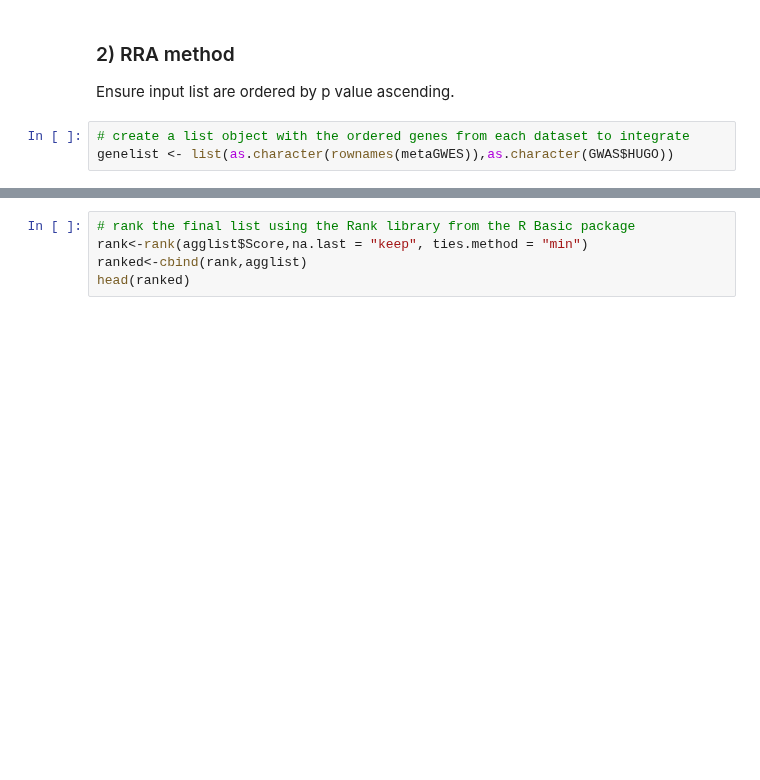
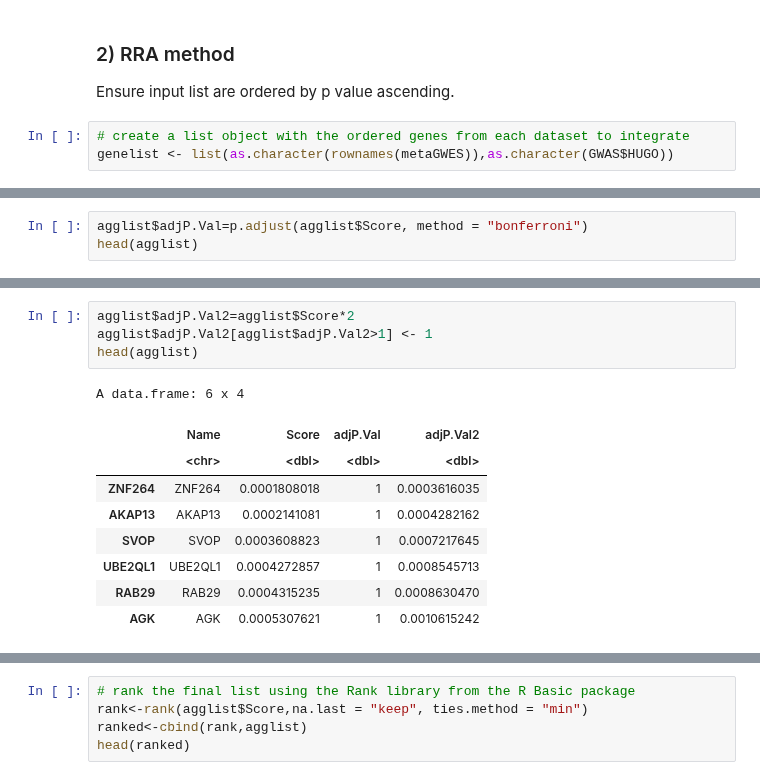
Before and after one commit to laumadmar/MOMIC_notebooks, a Jupyter notebook: IntegrativeAnalysis/RobustRankAggregation_template.ipynb, the cells around one changed output, grey strips where cells are left out. Cells and saved outputs as stored; diff of their text form; blank space fills up the shorter version.

```diff
--- a/IntegrativeAnalysis/RobustRankAggregation_template.ipynb
+++ b/IntegrativeAnalysis/RobustRankAggregation_template.ipynb
@@ -71,0 +103,3 @@ A data.frame: 24128 x 2
+# %%
+agglist$adjP.Val=p.adjust(agglist$Score, method = "bonferroni")
+head(agglist)
@@ -71,0 +116,14 @@ A data.frame: 24128 x 2
+# %%
+agglist$adjP.Val2=agglist$Score*2
+agglist$adjP.Val2[agglist$adjP.Val2>1] <- 1
+head(agglist)
+# %% [output]
+A data.frame: 6 x 4
+|  | Name | Score | adjP.Val | adjP.Val2 |
+|  | <chr> | <dbl> | <dbl> | <dbl> |
+| ZNF264 | ZNF264 | 0.0001808018 | 1 | 0.0003616035 |
+| AKAP13 | AKAP13 | 0.0002141081 | 1 | 0.0004282162 |
+| SVOP | SVOP | 0.0003608823 | 1 | 0.0007217645 |
+| UBE2QL1 | UBE2QL1 | 0.0004272857 | 1 | 0.0008545713 |
+| RAB29 | RAB29 | 0.0004315235 | 1 | 0.0008630470 |
+| AGK | AGK | 0.0005307621 | 1 | 0.0010615242 |
```
Also changed, not shown: parts of 4 cells of this notebook.
